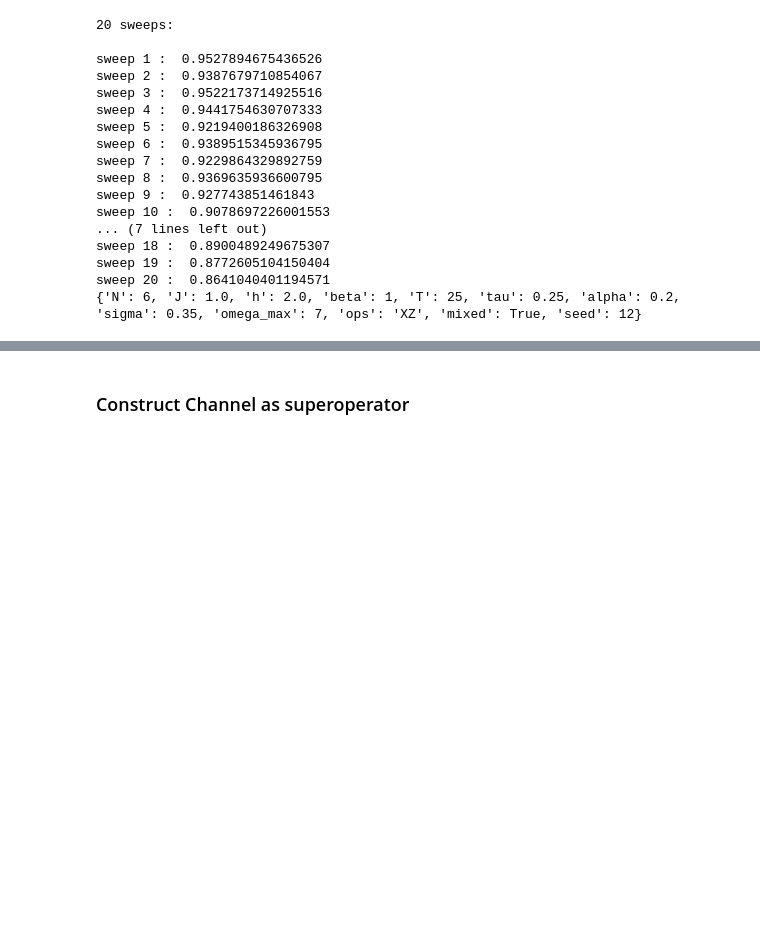
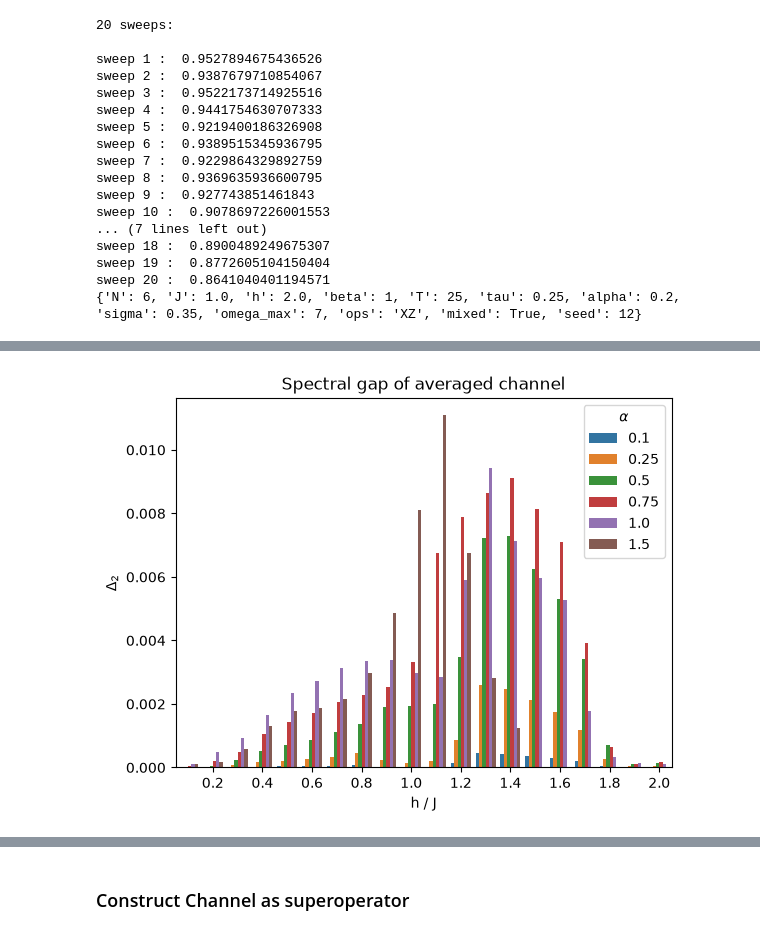
Before and after one commit to gabrielmaresch/groundstate_prep, a Jupyter notebook: playground.ipynb, the cells around one changed output, grey strips where cells are left out. Saved outputs shown, nothing was run; the diff lists cells and outputs as text; code cells hidden in the pictures; blank space fills up the shorter version.

```diff
--- a/playground.ipynb
+++ b/playground.ipynb
@@ -190,0 +220,17 @@ get_mixingtime  shape=(10,) dtype=float64
+# %%
+ax = sns.barplot(data=ha_data, x="h", y="Delta2", hue="alpha", dodge=True, palette="tab10")
+
+ticks = ax.get_xticks()
+labels = [f"{v:.1f}" for v in sorted(ha_data["h"].unique())]
+
+ax.set_xticks(ticks[1::2])
+ax.set_xticklabels(labels[1::2])
+
+ax.set_xlabel("h / J")
+ax.set_ylabel(rf"$\Delta_2$")
+
+ax.set_title("Spectral gap of averaged channel")
+plt.legend(title=rf"$\alpha$")
+ax.figure.savefig("docu/gap.png", dpi=300, bbox_inches="tight")
+# %% [output]
+[figure, added]
```
Also changed, not shown: parts of 11 cells of this notebook, 18 other files.
